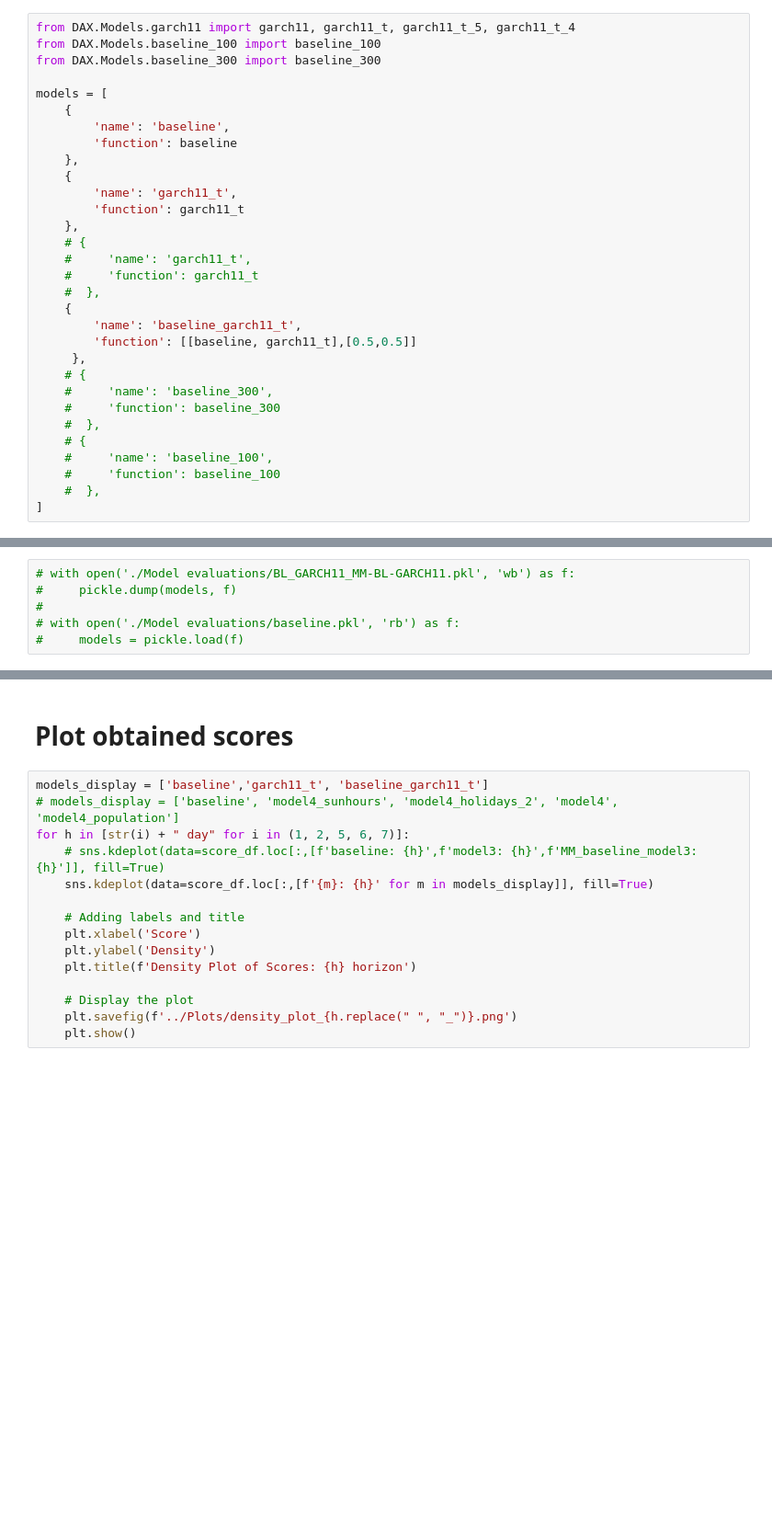
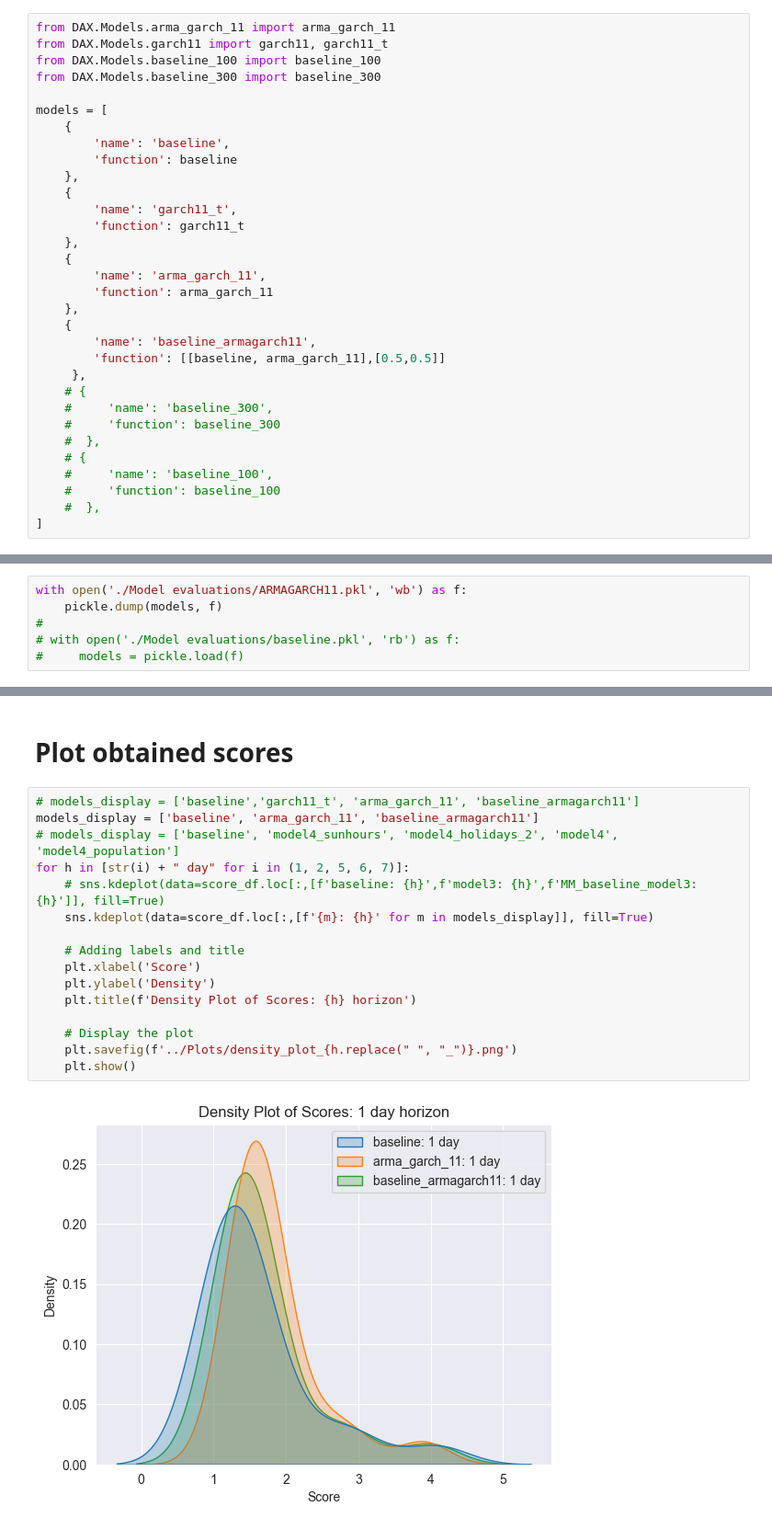
Before and after one commit to EliasKng/PTSFC, a Jupyter notebook: DAX/Validation/cross_validate_dax.ipynb, the cells around one changed output, grey strips where cells are left out. Shown at 92% size. Drawn from its saved outputs; the diff is of its cells as text; blank space fills up the shorter version.

Commit message:
DAX: add ARMAGARCH11 model and evaluate it

```diff
--- a/DAX/Validation/cross_validate_dax.ipynb
+++ b/DAX/Validation/cross_validate_dax.ipynb
@@ -75,7 +82,8 @@ def evaluate_model(model, df, last_x, years, months, weeks):
 
     return evaluation
 # %%
-from DAX.Models.garch11 import garch11, garch11_t, garch11_t_5, garch11_t_4
+from DAX.Models.arma_garch_11 import arma_garch_11
+from DAX.Models.garch11 import garch11, garch11_t
 from DAX.Models.baseline_100 import baseline_100
 from DAX.Models.baseline_300 import baseline_300
 
@@ -88,13 +96,13 @@ models = [
         'name': 'garch11_t',
         'function': garch11_t
     },
-    # {
-    #     'name': 'garch11_t',
-    #     'function': garch11_t
-    #  },
     {
-        'name': 'baseline_garch11_t',
-        'function': [[baseline, garch11_t],[0.5,0.5]]
+        'name': 'arma_garch_11',
+        'function': arma_garch_11
+    },
+    {
+        'name': 'baseline_armagarch11',
+        'function': [[baseline, arma_garch_11],[0.5,0.5]]
      },
     # {
     #     'name': 'baseline_300',
@@ -110,6 +136,6 @@ evaluate_models(models, df, 100, weeks=True)
 # %%
-# with open('./Model evaluations/BL_GARCH11_MM-BL-GARCH11.pkl', 'wb') as f:
-#     pickle.dump(models, f)
+with open('./Model evaluations/ARMAGARCH11.pkl', 'wb') as f:
+    pickle.dump(models, f)
 #
 # with open('./Model evaluations/baseline.pkl', 'rb') as f:
 #     models = pickle.load(f)
@@ -130,17 +171,20 @@ score_df
 # %% [markdown]
 # Plot obtained scores
 # %%
-models_display = ['baseline','garch11_t', 'baseline_garch11_t']
+# models_display = ['baseline','garch11_t', 'arma_garch_11', 'baseline_armagarch11']
+models_display = ['baseline', 'arma_garch_11', 'baseline_armagarch11']
 # models_display = ['baseline', 'model4_sunhours', 'model4_holidays_2', 'model4', 'model4_population']
 for h in [str(i) + " day" for i in (1, 2, 5, 6, 7)]:
     # sns.kdeplot(data=score_df.loc[:,[f'baseline: {h}',f'model3: {h}',f'MM_baseline_model3: {h}']], fill=True)
     sns.kdeplot(data=score_df.loc[:,[f'{m}: {h}' for m in models_display]], fill=True)
 
     # Adding labels and title
     plt.xlabel('Score')
     plt.ylabel('Density')
     plt.title(f'Density Plot of Scores: {h} horizon')
 
     # Display the plot
     plt.savefig(f'../Plots/density_plot_{h.replace(" ", "_")}.png')
     plt.show()
+# %% [output]
+[figure, added]
```
Also changed, not shown: parts of 5 cells of this notebook, 1 other file.
